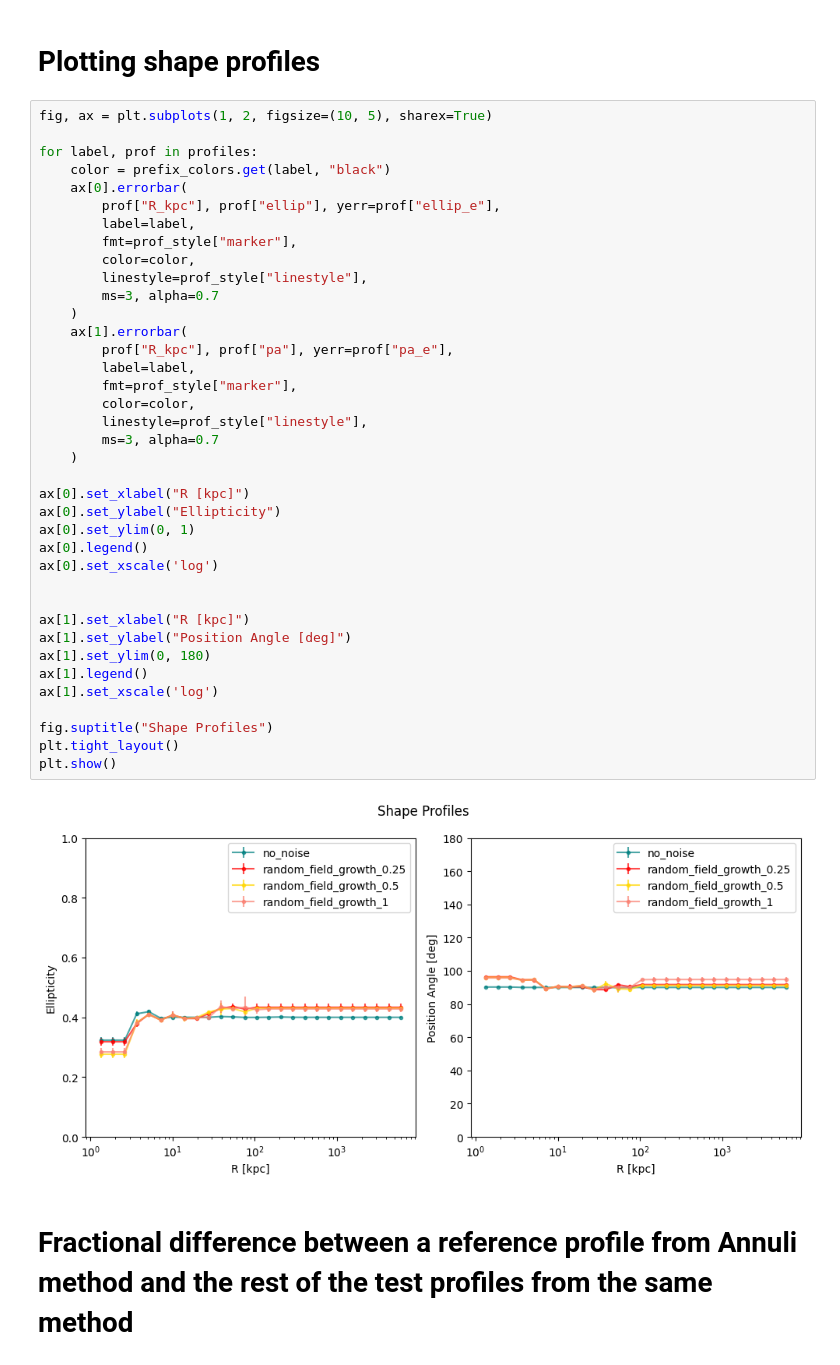
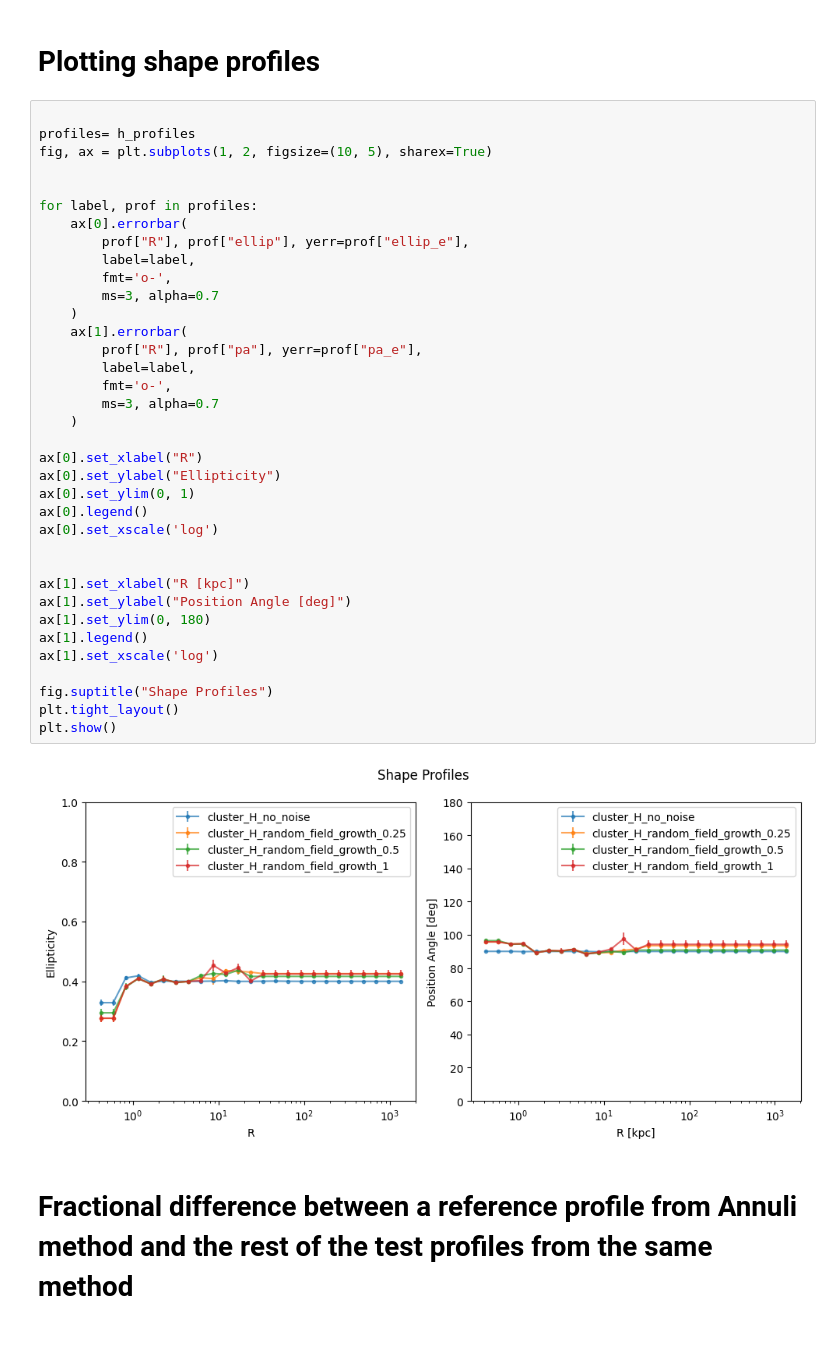
Before and after one commit to IntraClusterLight/nicl_q1, a Jupyter notebook: nbs/Profile_Comparisons.ipynb, the cells around one changed output. Drawn from its saved outputs; the diff is of its cells as text.

```diff
--- a/nbs/Profile_Comparisons.ipynb
+++ b/nbs/Profile_Comparisons.ipynb
@@ -374,45 +566,43 @@ plot_residual_comparison(
 # %% [markdown]
 # Plotting shape profiles
 # %%
+
+profiles= h_profiles
 fig, ax = plt.subplots(1, 2, figsize=(10, 5), sharex=True)
 
+
 for label, prof in profiles:
-    color = prefix_colors.get(label, "black")
     ax[0].errorbar(
-        prof["R_kpc"], prof["ellip"], yerr=prof["ellip_e"],
+        prof["R"], prof["ellip"], yerr=prof["ellip_e"],
         label=label,
-        fmt=prof_style["marker"],
-        color=color,
-        linestyle=prof_style["linestyle"],
+        fmt='o-',
         ms=3, alpha=0.7
     )
     ax[1].errorbar(
-        prof["R_kpc"], prof["pa"], yerr=prof["pa_e"],
+        prof["R"], prof["pa"], yerr=prof["pa_e"],
         label=label,
-        fmt=prof_style["marker"],
-        color=color,
-        linestyle=prof_style["linestyle"],
+        fmt='o-',
         ms=3, alpha=0.7
     )
 
-ax[0].set_xlabel("R [kpc]")
+ax[0].set_xlabel("R")
 ax[0].set_ylabel("Ellipticity")
 ax[0].set_ylim(0, 1)
 ax[0].legend()
 ax[0].set_xscale('log')
 
 
 ax[1].set_xlabel("R [kpc]")
 ax[1].set_ylabel("Position Angle [deg]")
 ax[1].set_ylim(0, 180)
 ax[1].legend()
 ax[1].set_xscale('log')
 
 fig.suptitle("Shape Profiles")
 plt.tight_layout()
 plt.show()
 # %% [output]
-[figure, old version]
+[figure, new version]
 # %% [markdown]
 # Fractional difference between a reference profile from Annuli method and the rest of the test profiles from the same method
 # %%
```
Also changed, not shown: parts of 17 cells of this notebook, 3 other files.
